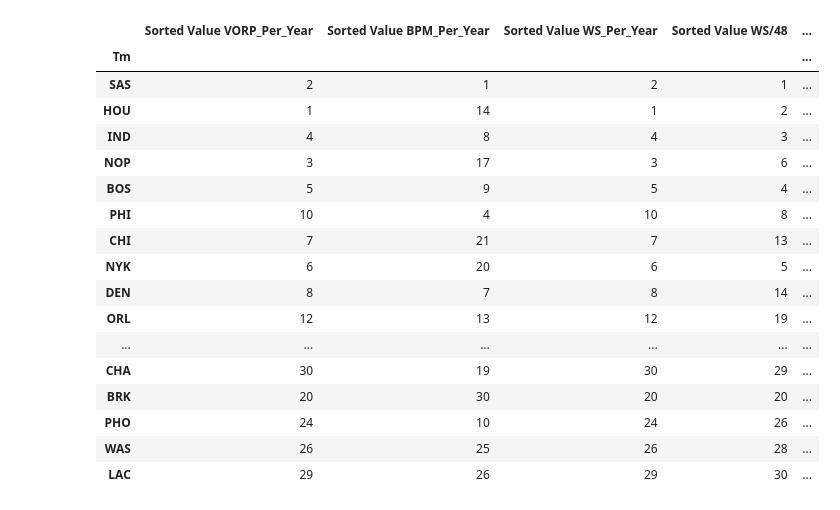
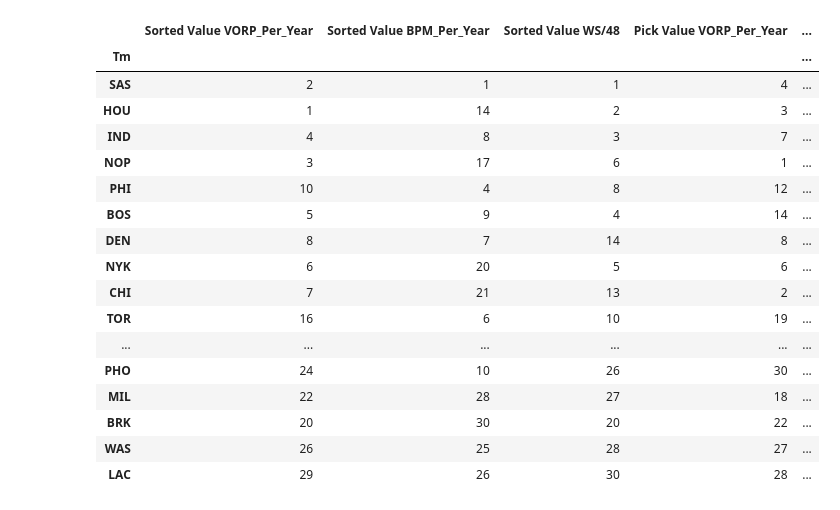
Before and after one commit to mattignal/NBADraftTeamComparison, a Jupyter notebook: Combined_Metrics.ipynb, the cells around one changed output. Saved outputs shown, nothing was run; the diff lists cells and outputs as text; code cells hidden in the pictures.

```diff
--- a/Combined_Metrics.ipynb
+++ b/Combined_Metrics.ipynb
@@ -1,43 +1,43 @@
 # %%
 import pandas as pd
 import numpy as np
 import lib
 
 # Read data and limit to 2003 to 2015
 df = pd.DataFrame.from_csv('data.csv')
 beg_year = 2003
 end_year = 2016
 
 df = df.loc[(df['Year'] >= beg_year) & (df['Year'] < end_year)]
 
-metrics = ['VORP_Per_Year', 'BPM_Per_Year', 'WS_Per_Year', 'WS/48']
+metrics = ['VORP_Per_Year', 'BPM_Per_Year', 'WS/48']
 
 results = []
 for i in metrics:
     results.append(lib.sorted_value(df, i))
 for i in metrics:
     results.append(lib.pick_value(df, i, beg_year, end_year))
 results2 = pd.concat(results, axis=1)
 results2 = results2.rank(ascending=False)
 results2['Avg_Rank'] = results2.mean(axis=1)
 results2['Final_Rank'] = results2['Avg_Rank'].rank().astype(int)
 results2.sort_values(by='Final_Rank').style.background_gradient(cmap='RdYlGn_r', high=.2, low=.6)
 # %% [output]
-|  | Sorted Value VORP_Per_Year | Sorted Value BPM_Per_Year | Sorted Value WS_Per_Year | Sorted Value WS/48 | ... |
+|  | Sorted Value VORP_Per_Year | Sorted Value BPM_Per_Year | Sorted Value WS/48 | Pick Value VORP_Per_Year | ... |
 | Tm |  |  |  |  | ... |
-| SAS | 2 | 1 | 2 | 1 | ... |
-| HOU | 1 | 14 | 1 | 2 | ... |
-| IND | 4 | 8 | 4 | 3 | ... |
-| NOP | 3 | 17 | 3 | 6 | ... |
-| BOS | 5 | 9 | 5 | 4 | ... |
-| PHI | 10 | 4 | 10 | 8 | ... |
-| CHI | 7 | 21 | 7 | 13 | ... |
-| NYK | 6 | 20 | 6 | 5 | ... |
-| DEN | 8 | 7 | 8 | 14 | ... |
-| ORL | 12 | 13 | 12 | 19 | ... |
+| SAS | 2 | 1 | 1 | 4 | ... |
+| HOU | 1 | 14 | 2 | 3 | ... |
+| IND | 4 | 8 | 3 | 7 | ... |
+| NOP | 3 | 17 | 6 | 1 | ... |
+| PHI | 10 | 4 | 8 | 12 | ... |
+| BOS | 5 | 9 | 4 | 14 | ... |
+| DEN | 8 | 7 | 14 | 8 | ... |
+| NYK | 6 | 20 | 5 | 6 | ... |
+| CHI | 7 | 21 | 13 | 2 | ... |
+| TOR | 16 | 6 | 10 | 19 | ... |
 | ... | ... | ... | ... | ... | ... |
-| CHA | 30 | 19 | 30 | 29 | ... |
-| BRK | 20 | 30 | 20 | 20 | ... |
-| PHO | 24 | 10 | 24 | 26 | ... |
-| WAS | 26 | 25 | 26 | 28 | ... |
-| LAC | 29 | 26 | 29 | 30 | ... |
+| PHO | 24 | 10 | 26 | 30 | ... |
+| MIL | 22 | 28 | 27 | 18 | ... |
+| BRK | 20 | 30 | 20 | 22 | ... |
+| WAS | 26 | 25 | 28 | 27 | ... |
+| LAC | 29 | 26 | 30 | 28 | ... |
```
Also changed, not shown: 1 other file.
